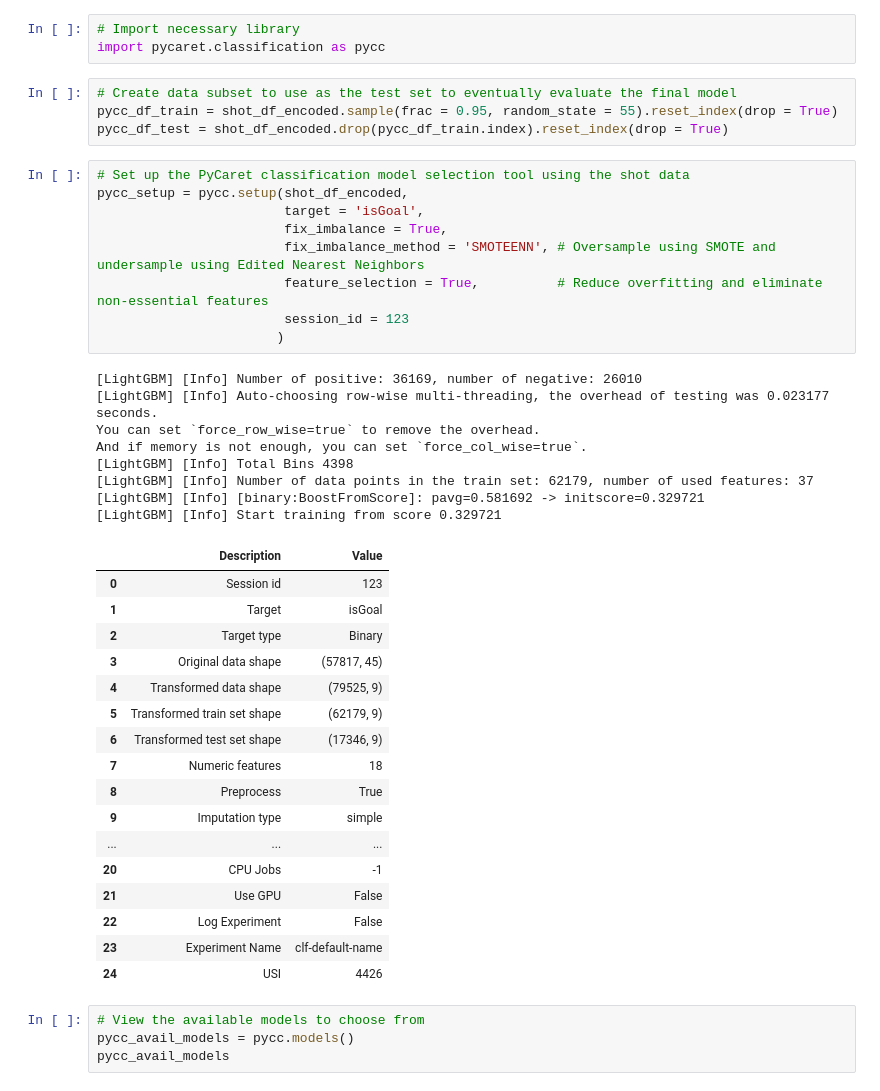
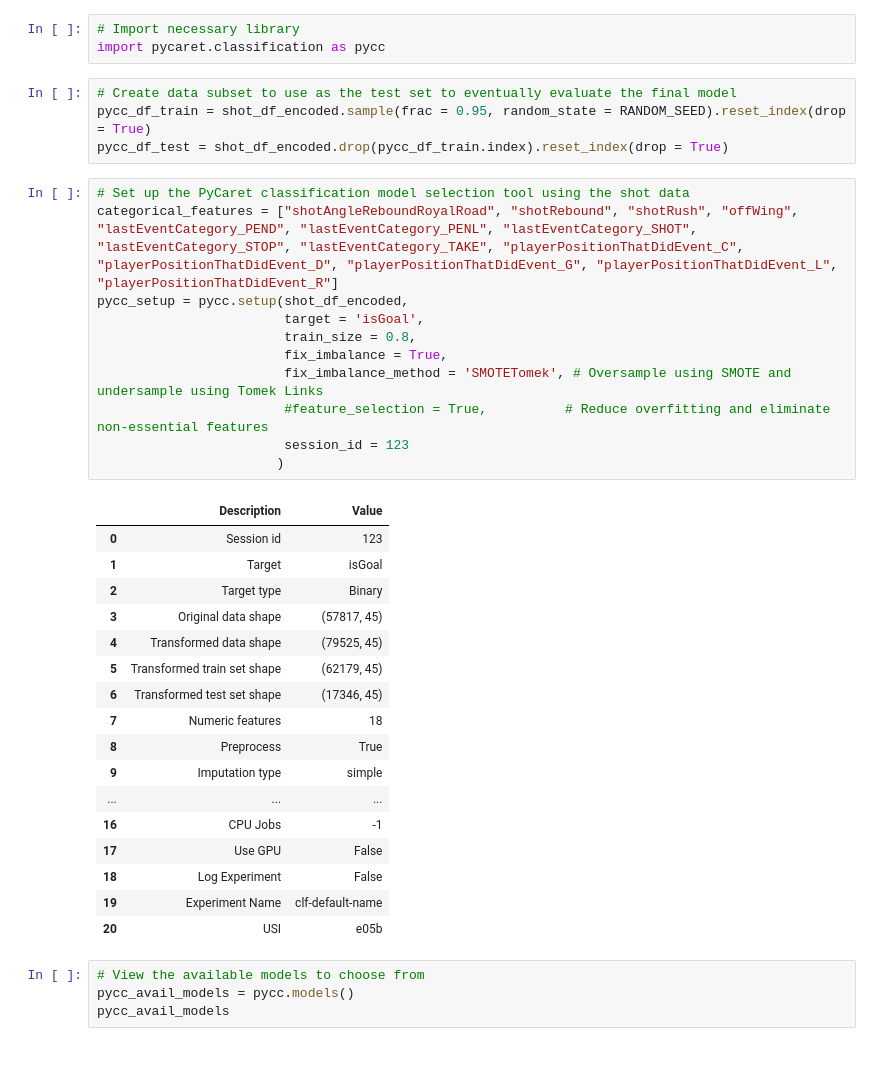
Before and after one commit to LonnyCox55/MSDS696_NHLExpectedGoalPrediction, a Jupyter notebook: main.ipynb, the cells around one changed output. Cells and saved outputs as stored; diff of their text form; blank space fills up the shorter version.

```diff
--- a/main.ipynb
+++ b/main.ipynb
@@ -472,43 +473,37 @@ plt.show()
 import pycaret.classification as pycc
 # %%
 # Create data subset to use as the test set to eventually evaluate the final model
-pycc_df_train = shot_df_encoded.sample(frac = 0.95, random_state = 55).reset_index(drop = True)
+pycc_df_train = shot_df_encoded.sample(frac = 0.95, random_state = RANDOM_SEED).reset_index(drop = True)
 pycc_df_test = shot_df_encoded.drop(pycc_df_train.index).reset_index(drop = True)
 # %%
 # Set up the PyCaret classification model selection tool using the shot data
+categorical_features = ["shotAngleReboundRoyalRoad", "shotRebound", "shotRush", "offWing", "lastEventCategory_PEND", "lastEventCategory_PENL", "lastEventCategory_SHOT", "lastEventCategory_STOP", "lastEventCategory_TAKE", "playerPositionThatDidEvent_C", "playerPositionThatDidEvent_D", "playerPositionThatDidEvent_G", "playerPositionThatDidEvent_L", "playerPositionThatDidEvent_R"]
 pycc_setup = pycc.setup(shot_df_encoded,
                         target = 'isGoal',
+                        train_size = 0.8,
                         fix_imbalance = True,
-                        fix_imbalance_method = 'SMOTEENN', # Oversample using SMOTE and undersample using Edited Nearest Neighbors
-                        feature_selection = True,          # Reduce overfitting and eliminate non-essential features
+                        fix_imbalance_method = 'SMOTETomek', # Oversample using SMOTE and undersample using Tomek Links
+                        #feature_selection = True,          # Reduce overfitting and eliminate non-essential features
                         session_id = 123
                        )
 # %% [output]
-[LightGBM] [Info] Number of positive: 36169, number of negative: 26010
-[LightGBM] [Info] Auto-choosing row-wise multi-threading, the overhead of testing was 0.023177 seconds.
-You can set `force_row_wise=true` to remove the overhead.
-And if memory is not enough, you can set `force_col_wise=true`.
-[LightGBM] [Info] Total Bins 4398
-[LightGBM] [Info] Number of data points in the train set: 62179, number of used features: 37
-[LightGBM] [Info] [binary:BoostFromScore]: pavg=0.581692 -> initscore=0.329721
-[LightGBM] [Info] Start training from score 0.329721
 |  | Description | Value |
 | 0 | Session id | 123 |
 | 1 | Target | isGoal |
 | 2 | Target type | Binary |
 | 3 | Original data shape | (57817, 45) |
-| 4 | Transformed data shape | (79525, 9) |
-| 5 | Transformed train set shape | (62179, 9) |
-| 6 | Transformed test set shape | (17346, 9) |
+| 4 | Transformed data shape | (79525, 45) |
+| 5 | Transformed train set shape | (62179, 45) |
+| 6 | Transformed test set shape | (17346, 45) |
 | 7 | Numeric features | 18 |
 | 8 | Preprocess | True |
 | 9 | Imputation type | simple |
 | ... | ... | ... |
-| 20 | CPU Jobs | -1 |
-| 21 | Use GPU | False |
-| 22 | Log Experiment | False |
-| 23 | Experiment Name | clf-default-name |
-| 24 | USI | 4426 |
+| 16 | CPU Jobs | -1 |
+| 17 | Use GPU | False |
+| 18 | Log Experiment | False |
+| 19 | Experiment Name | clf-default-name |
+| 20 | USI | e05b |
 # %%
 # View the available models to choose from
 pycc_avail_models = pycc.models()
```
Also changed, not shown: parts of 13 cells of this notebook.
